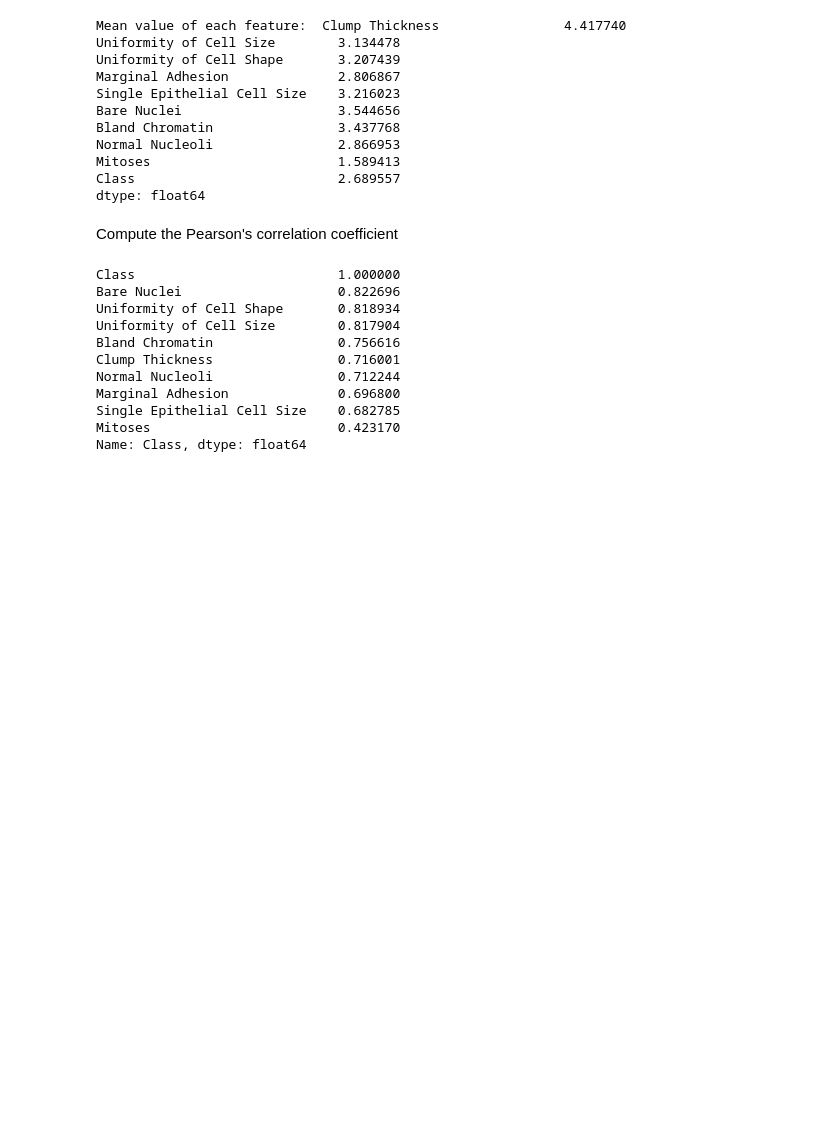
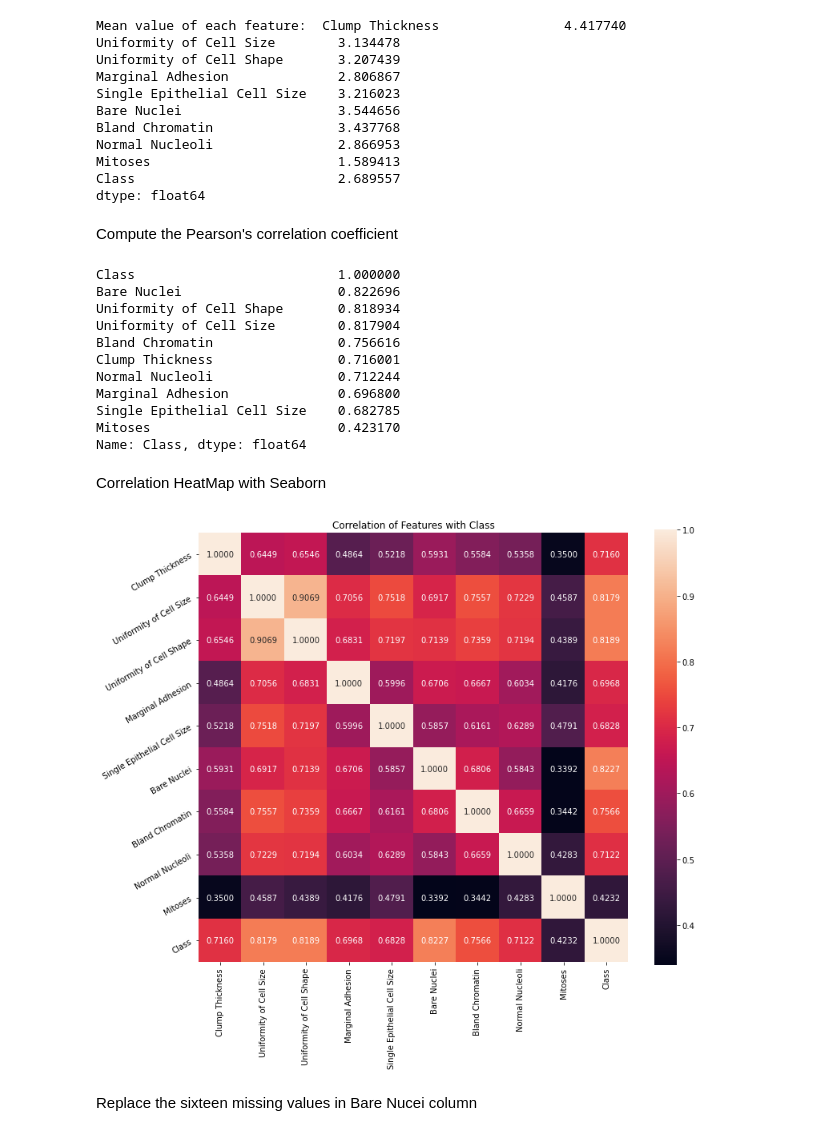
Before and after one commit to RiccardoRevalor/MachineLearning, a Jupyter notebook: KNN/knn_implementation_1.ipynb, the cells around one changed output. Cells and saved outputs as stored; diff of their text form; code cells hidden in the pictures; blank space fills up the shorter version.

```diff
--- a/KNN/knn_implementation_1.ipynb
+++ b/KNN/knn_implementation_1.ipynb
@@ -199,3 +199,17 @@ Marginal Adhesion              0.696800
 Single Epithelial Cell Size    0.682785
 Mitoses                        0.423170
 Name: Class, dtype: float64
+# %% [markdown]
+Correlation HeatMap with Seaborn
+# %%
+plt.figure(figsize=(12, 10))
+plt.title('Correlation of Features with Class')
+m = sns.heatmap(corr, square=True, annot=True, fmt='.4f', linecolor='white')
+m.set_xticklabels(m.get_xticklabels(), rotation=90)
+m.set_yticklabels(m.get_yticklabels(), rotation=30)
+
+plt.show()
+# %% [output]
+[figure, added]
+# %% [markdown]
+Replace the sixteen missing values in Bare Nucei column
```
Also changed, not shown: parts of 14 cells of this notebook.
